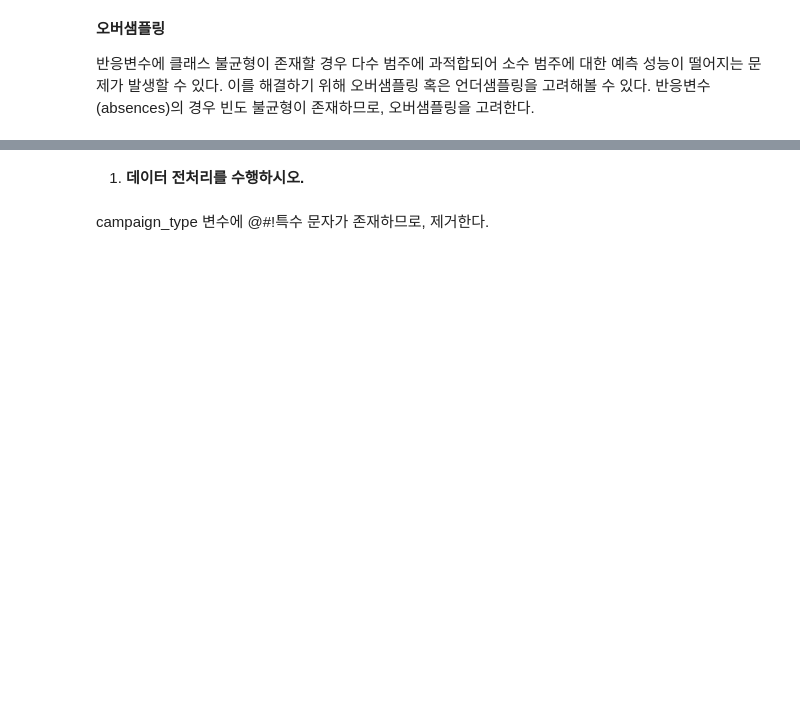
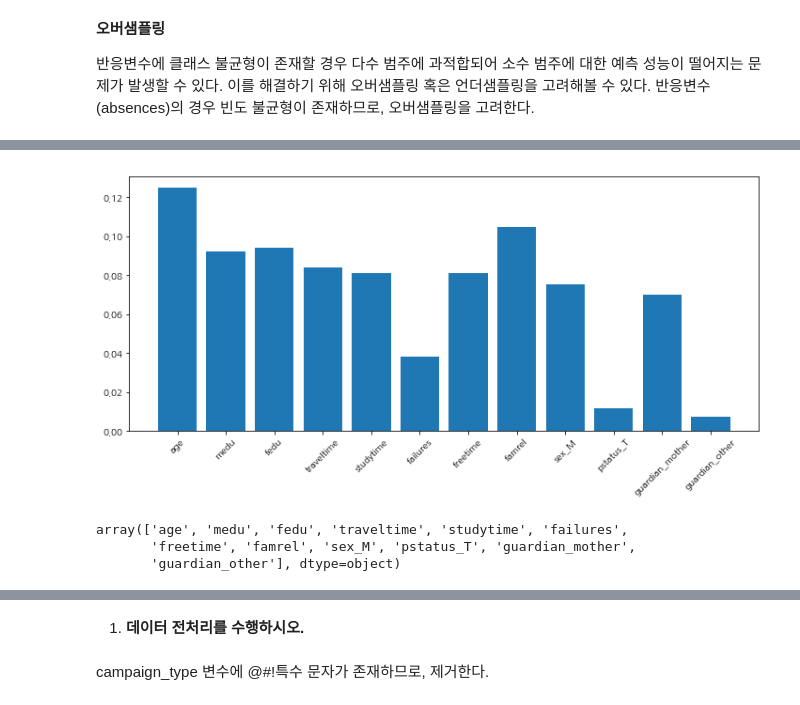
Before and after one commit to qiwerr1004/ADP_go, a Jupyter notebook: 28/ADP28_exam.ipynb, the cells around one changed output, grey strips where cells are left out. Drawn from its saved outputs; the diff is of its cells as text; code cells hidden in the pictures; blank space fills up the shorter version.

```diff
--- a/28/ADP28_exam.ipynb
+++ b/28/ADP28_exam.ipynb
@@ -793,0 +514,7 @@ plt.show();
+# %%
+from imblearn.over_sampling import BorderlineSMOTE
+from collections import Counter
+
+smt = BorderlineSMOTE(random_state=0, k_neighbors=3, sampling_strategy='minority')
+train_X_o, train_Y_o = smt.fit_resample(train_X, train_Y)
+print(Counter(train_Y_o))
@@ -793,0 +663,17 @@ plt.show();
+# %%
+from sklearn.ensemble import VotingClassifier
+rf_best_param = grid_f.best_params_
+mlp_best_param = mlp_search.best_params_
+lgbm_best_param = lgbm_search.best_params_
+
+rf = RandomForestClassifier(**rf_best_param, random_state=0)
+mlp = MLPClassifier(**mlp_best_param, random_state=0, max_iter=300)
+lgbm = LGBMClassifier(**lgbm_best_param, random_state=0, max_iter=300)
+
+
+hard_voting = VotingClassifier(estimators=[
+    ('rf', rf),
+    ('mlp', mlp),
+    ('lgbm', lgbm)
+], voting='hard')
+hard_voting.fit(train_X_o, train_Y_o)
@@ -793,0 +739,19 @@ plt.show();
+# %%
+from sklearn.inspection import permutation_importance
+f_imp = permutation_importance(hard_voting, train_X_o, train_Y_o, n_repeats=10, random_state=0)
+
+
+f = train_X.columns
+imp = f_imp.importances_mean
+plt.figure(figsize=(12, 5))
+plt.bar(f, imp)
+plt.xticks(rotation=45)
+plt.show()
+# %% [output]
+[figure, added]
+# %%
+train_X.columns.values
+# %% [output]
+array(['age', 'medu', 'fedu', 'traveltime', 'studytime', 'failures',
+       'freetime', 'famrel', 'sex_M', 'pstatus_T', 'guardian_mother',
+       'guardian_other'], dtype=object)
```
Also changed, not shown: parts of 56 cells of this notebook.
